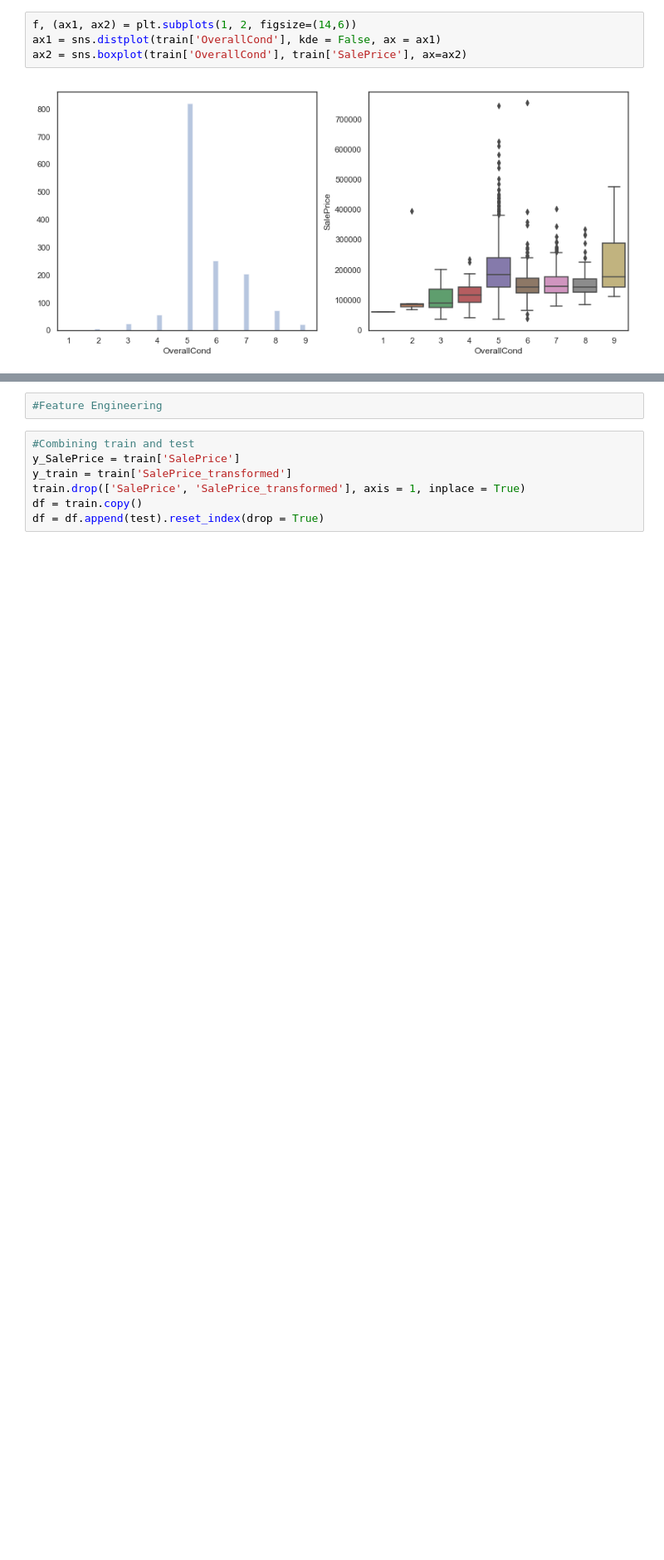
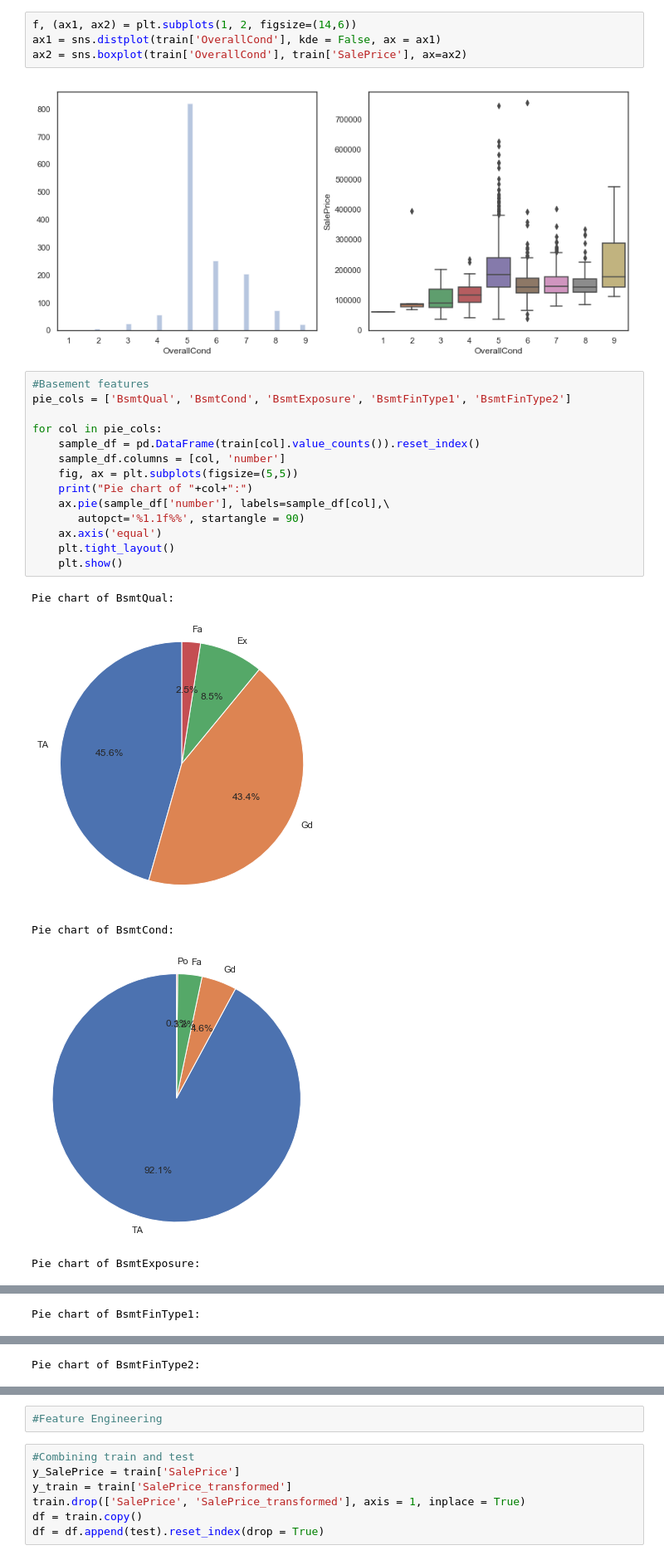
Before and after one commit to pradeep-krishnan/ML_regression_houseprice, a Jupyter notebook: houseprice.ipynb, the cells around one changed output, grey strips where cells are left out. Shown at 83% size. Drawn from its saved outputs; the diff is of its cells as text; blank space fills up the shorter version.

```diff
--- a/houseprice.ipynb
+++ b/houseprice.ipynb
@@ -215,3 +215,23 @@ ax1 = sns.distplot(train['OverallCond'], kde = False, ax = ax1)
 ax2 = sns.boxplot(train['OverallCond'], train['SalePrice'], ax=ax2)
 # %% [output]
 [figure]
+# %%
+#Basement features
+pie_cols = ['BsmtQual', 'BsmtCond', 'BsmtExposure', 'BsmtFinType1', 'BsmtFinType2']
+
+for col in pie_cols:
+    sample_df = pd.DataFrame(train[col].value_counts()).reset_index()
+    sample_df.columns = [col, 'number']
+    fig, ax = plt.subplots(figsize=(5,5))
+    print("Pie chart of "+col+":")
+    ax.pie(sample_df['number'], labels=sample_df[col],\
+       autopct='%1.1f%%', startangle = 90)
+    ax.axis('equal')
+    plt.tight_layout()
+    plt.show()
+# %% [output]
+Pie chart of BsmtQual:
+[figure, added]
+Pie chart of BsmtCond:
+[figure, added]
+Pie chart of BsmtExposure:
@@ -217,0 +239 @@ ax2 = sns.boxplot(train['OverallCond'], train['SalePrice'], ax=ax2)
+Pie chart of BsmtFinType1:
@@ -217,0 +241 @@ ax2 = sns.boxplot(train['OverallCond'], train['SalePrice'], ax=ax2)
+Pie chart of BsmtFinType2:
```
Also changed, not shown: parts of 1 cell of this notebook.
